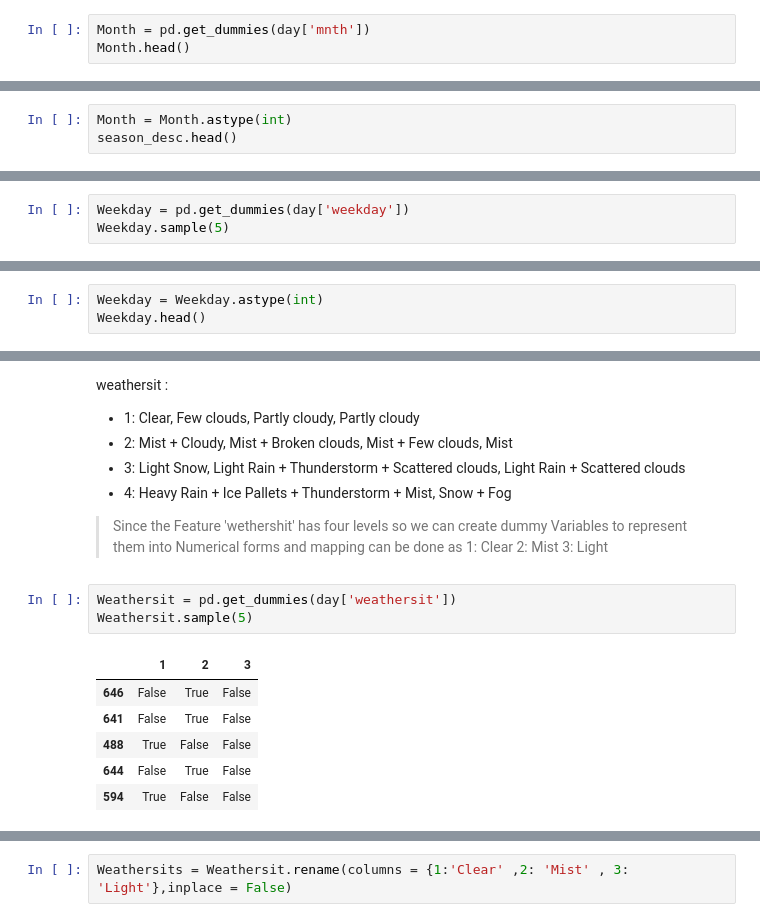
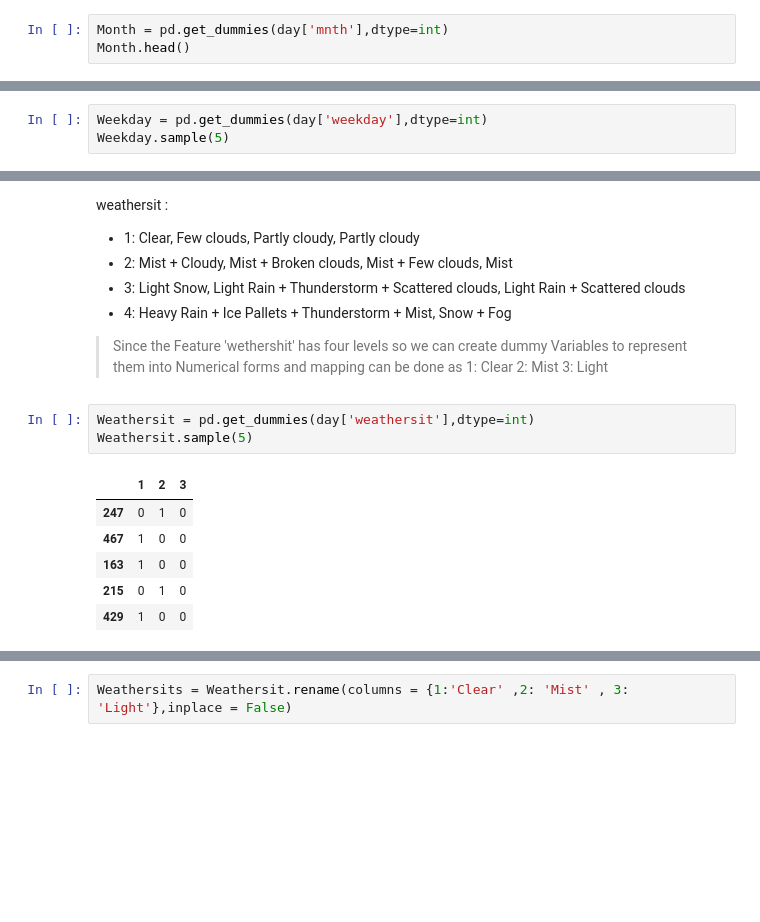
Before and after one commit to axwrx/BoomBikes_Sharing_Assignment_Akshat_Sharma, a Jupyter notebook: Bike_Sharing_Assignment_Akshat_Sharma.ipynb, the cells around one changed output, grey strips where cells are left out. Saved outputs shown, nothing was run; the diff lists cells and outputs as text; blank space fills up the shorter version.

```diff
--- a/Bike_Sharing_Assignment_Akshat_Sharma.ipynb
+++ b/Bike_Sharing_Assignment_Akshat_Sharma.ipynb
@@ -139,5 +151,5 @@ day.sample(5)
 # %%
-Month = pd.get_dummies(day['mnth'])
+Month = pd.get_dummies(day['mnth'],dtype=int)
 Month.head()
 # %% [output]
 |  | 1 | 2 | 3 | 4 | 5 | 6 | 7 | 8 | 9 | 10 | 11 | ... |
@@ -149,3 +160,0 @@ Month.head()
-# %%
-Month = Month.astype(int)
-season_desc.head()
@@ -216,7 +218,7 @@ It can be encoded as follow:
 
 {1:'Monday',2:'Tuesday',3:'Wednesday',4:'Thrusday',5:'Friday',6:'Saturday',0:'Sunday'}
 # %%
-Weekday = pd.get_dummies(day['weekday'])
+Weekday = pd.get_dummies(day['weekday'],dtype=int)
 Weekday.sample(5)
 # %% [output]
 |  | 0 | 1 | 2 | 3 | 4 | 5 | 6 |
@@ -228,3 +229,0 @@ Weekday.sample(5)
-# %%
-Weekday = Weekday.astype(int)
-Weekday.head()
@@ -290,12 +282,12 @@ weathersit :
 2: Mist
 3: Light
 # %%
-Weathersit = pd.get_dummies(day['weathersit'])
+Weathersit = pd.get_dummies(day['weathersit'],dtype=int)
 Weathersit.sample(5)
 # %% [output]
 |  | 1 | 2 | 3 |
-| 646 | False | True | False |
-| 641 | False | True | False |
-| 488 | True | False | False |
-| 644 | False | True | False |
-| 594 | True | False | False |
+| 247 | 0 | 1 | 0 |
+| 467 | 1 | 0 | 0 |
+| 163 | 1 | 0 | 0 |
+| 215 | 0 | 1 | 0 |
+| 429 | 1 | 0 | 0 |
```
Also changed, not shown: parts of 17 cells of this notebook.
